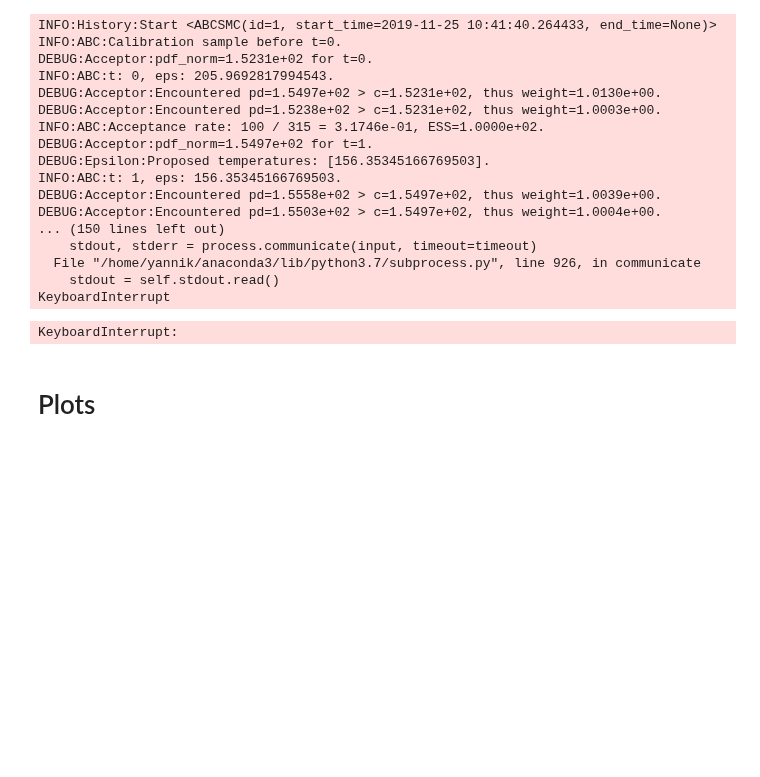
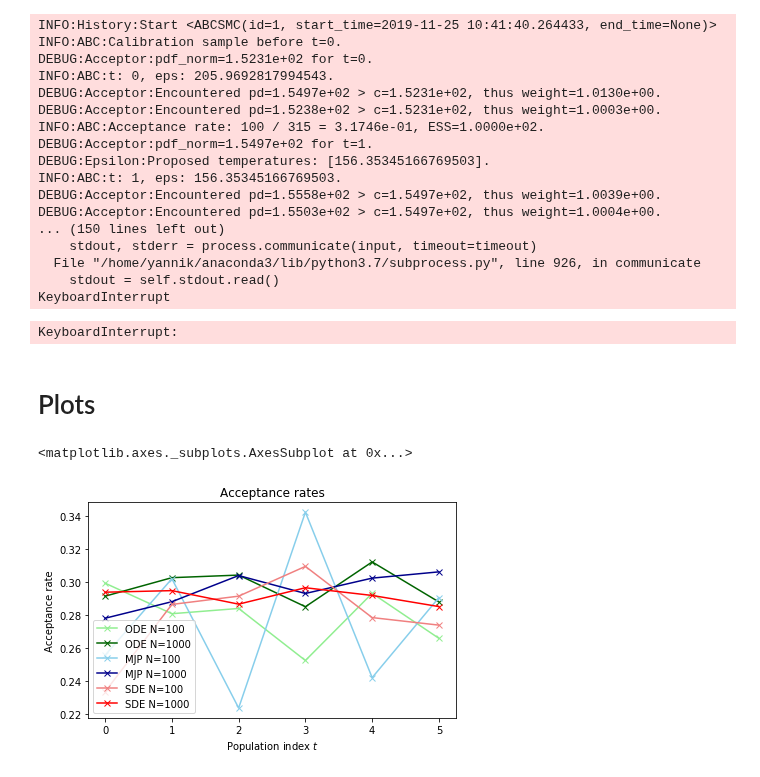
Before and after one commit to yannikschaelte/Study-ABC-Noise, a Jupyter notebook: study_abc_noise/acceptance_rate/acc_rate_works.ipynb, the cells around one changed output. Saved outputs shown, nothing was run; the diff lists cells and outputs as text; code cells hidden in the pictures; blank space fills up the shorter version.

```diff
--- a/study_abc_noise/acceptance_rate/acc_rate_works.ipynb
+++ b/study_abc_noise/acceptance_rate/acc_rate_works.ipynb
@@ -239,16 +241,24 @@ pyabc.visualization.plot_effective_sample_sizes(history_sde)
 # %% [markdown]
 # Plots
 # %%
+import pyabc
+import matplotlib.pyplot as plt
+%matplotlib inline
+
 pop_sizes = [100, 1000]
 h_cr_100 = pyabc.History("sqlite:///h_cr.db", _id=1)
 h_cr_1000 = pyabc.History("sqlite:///h_cr.db", _id=2)
 h_mrna_100 = pyabc.History("sqlite:///h_mrna.db", _id=1)
 h_mrna_1000 = pyabc.History("sqlite:///h_mrna.db", _id=2)
 h_hh_100 = pyabc.History("sqlite:///h_hh.db", _id=1)
 h_hh_1000 = pyabc.History("sqlite:///h_hh.db", _id=2)
 
 histories = [h_cr_100, h_cr_1000,
              h_mrna_100,h_mrna_1000,
              h_hh_100,h_hh_1000]
 labels = ["ODE N=100", "ODE N=1000", "MJP N=100", "MJP N=1000", "SDE N=100", "SDE N=1000"]
-pyabc.visualization.plot_acceptance_rates_trajectory(histories, labels)
+colors = ["lightgreen", "darkgreen", "skyblue", "darkblue", "lightcoral", "red"]
+pyabc.visualization.plot_acceptance_rates_trajectory(histories, labels, colors=colors)
+# %% [output]
+<matplotlib.axes._subplots.AxesSubplot at 0x...>
+[figure, added]
```
Also changed, not shown: parts of 5 cells of this notebook, 12 other files.
